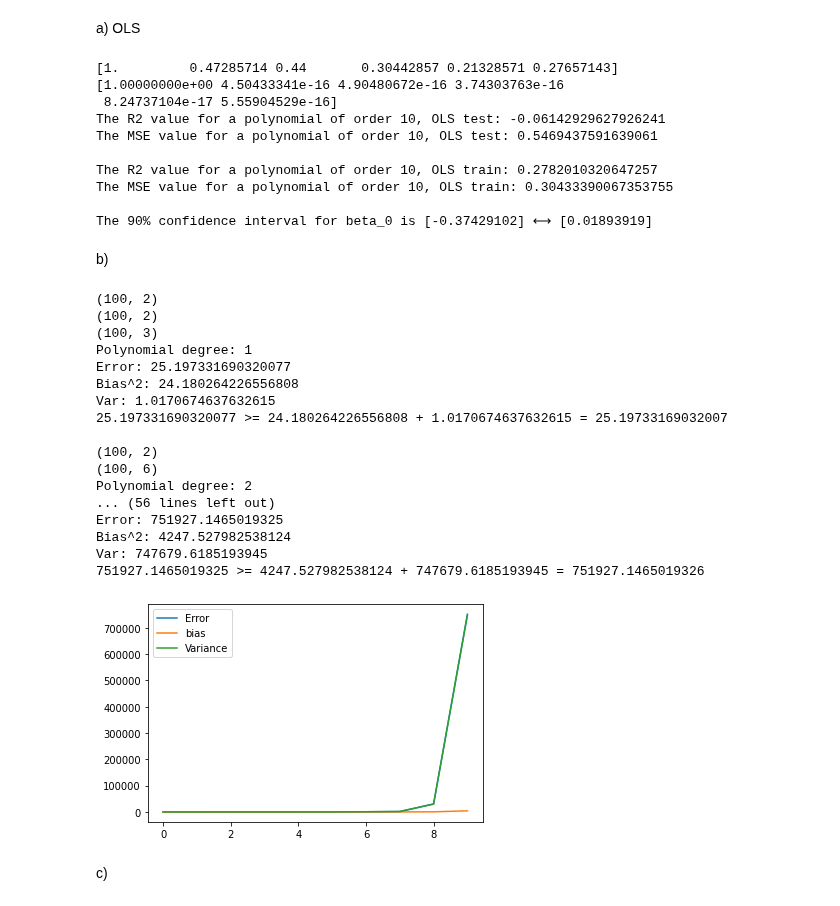
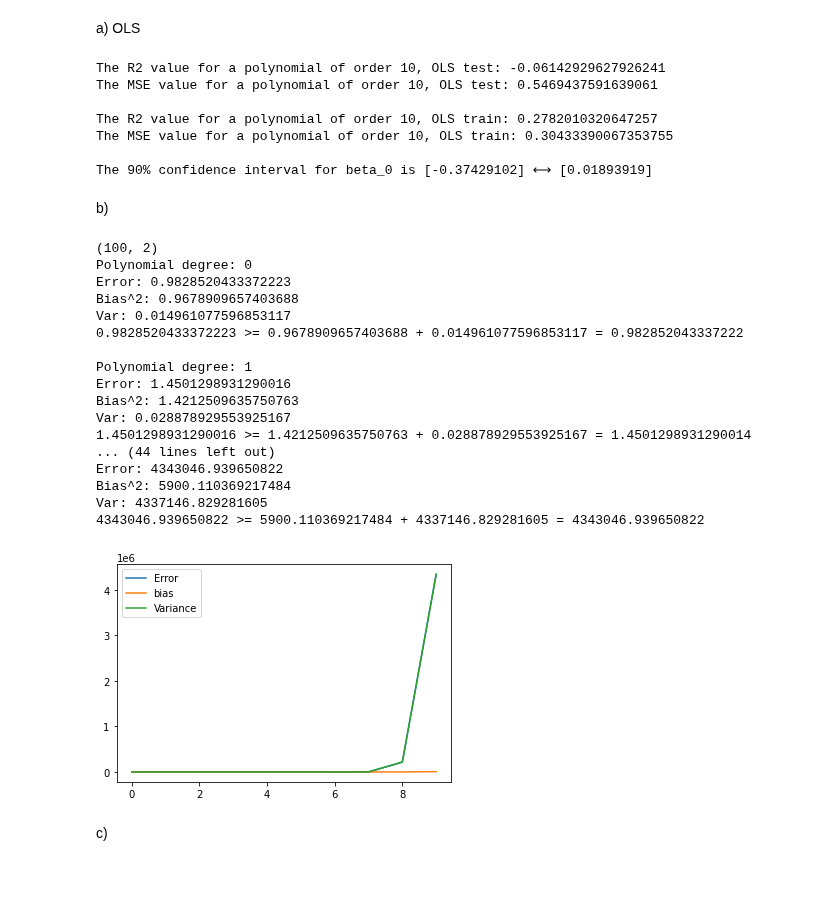
Before and after one commit to espentn/FYS-STK3155, a Jupyter notebook: FYS-STK3155.ipynb, the cells around one changed output. Saved outputs shown, nothing was run; the diff lists cells and outputs as text; code cells hidden in the pictures; blank space fills up the shorter version.

```diff
--- a/FYS-STK3155.ipynb
+++ b/FYS-STK3155.ipynb
@@ -70,12 +70,11 @@ def R2(y_data, y_model):
 #Scale the data and split them for training and testing
 def splitAndScale(X,y):
     X_train, X_test, y_train, y_test = train_test_split(X,y,test_size=0.3)
-#     print(np.mean(X_train, axis = 0))
-    scaler = StandardScaler()
-    scaler.fit(X_train[:,1:])
-    X_train[:,1:] = scaler.transform(X_train[:,1:])
-    X_test[:,1:] = scaler.transform(X_test[:,1:])
-#     print(np.mean(X_train, axis = 0))
+    if X.shape[1] > 1:
+        scaler = StandardScaler()
+        scaler.fit(X_train[:,1:])
+        X_train[:,1:] = scaler.transform(X_train[:,1:])
+        X_test[:,1:] = scaler.transform(X_test[:,1:])
     return X_train, X_test, y_train[:, np.newaxis], y_test[:, np.newaxis]
 
 # Calculate the confidence interval of parameters Beta's
@@ -199,9 +198,6 @@ CIlow, CIhigh = CIBeta(X_train, beta)
 # Print an example of a confidence interval
 print(f"\nThe 90% confidence interval for beta_0 is {CIlow[0]} ⟷ {CIhigh[0]}")
 # %% [output]
-[1.         0.47285714 0.44       0.30442857 0.21328571 0.27657143]
-[1.00000000e+00 4.50433341e-16 4.90480672e-16 3.74303763e-16
- 8.24737104e-17 5.55904529e-16]
 The R2 value for a polynomial of order 10, OLS test: -0.06142929627926241
 The MSE value for a polynomial of order 10, OLS test: 0.5469437591639061
 
@@ -214,9 +210,9 @@ b)
 # %%
 np.random.seed(20)
 
-sig2 = 5 # noise variance
+sig2 = 1 # noise variance
 n = 10 # number of data points for each feature
-n_boostraps = 150 # number of bootstraps
+n_boostraps = 400 # number of bootstraps
 maxdegree = 10 # maximum polynomial degree
 
 for n in range(10,11):
@@ -232,52 +228,59 @@ for n in range(10,11):
     variance = np.zeros(maxdegree)
     polydegree = np.zeros(maxdegree)
 
 
-
-    for degree in range(1,maxdegree):
+    for degree in range(maxdegree):
         X = createDesignMatrix(x[:,[0]],x[:,[1]],degree)
 
         # Split and scale the design data
         X_train, X_test, y_train, y_test = splitAndScale(X,np.ravel(y))
+#         print(np.mean(X_train, axis=0))
+#         print(np.var(X_train, axis=0))
+
         y_pred = np.empty((y_test.shape[0], n_boostraps))
-
+#         print(y_test)
         for i in range(n_boostraps):
             x_, y_ = resample(X_train, y_train)
             beta = np.linalg.inv(x_.T.dot(x_)).dot(x_.T).dot(y_)
             y_pred[:, i] = (X_test @ beta).squeeze()
-
+#         print(y_pred[:2,:5])
+#         print(y_test[:2,:5])
+#         print(np.var(y_pred, axis=1, keepdims=True))
+#         print(y_pred.shape)
+#         print(np.mean(y_pred, axis=1, keepdims=True))
         polydegree[degree] = degree
         error[degree] = np.mean( np.mean((y_test - y_pred)**2, axis=1, keepdims=True) )
         bias[degree] = np.mean( (y_test - np.mean(y_pred, axis=1, keepdims=True))**2 )
         variance[degree] = np.mean( np.var(y_pred, axis=1, keepdims=True) )
         print("Polynomial degree:", degree)
         print("Error:", error[degree])
         print("Bias^2:", bias[degree])
         print("Var:", variance[degree])
         print('{} >= {} + {} = {}\n'.format(error[degree], bias[degree], variance[degree], bias[degree]+variance[degree]))
+#         break
     plt.plot(polydegree, error, label="Error")
     plt.plot(polydegree, bias, label="bias")
     plt.plot(polydegree, variance, label="Variance")
     plt.legend()
     plt.show()
 # %% [output]
 (100, 2)
-(100, 2)
-(100, 3)
+Polynomial degree: 0
+Error: 0.9828520433372223
+Bias^2: 0.9678909657403688
+Var: 0.014961077596853117
+0.9828520433372223 >= 0.9678909657403688 + 0.014961077596853117 = 0.982852043337222
+
 Polynomial degree: 1
-Error: 25.197331690320077
-Bias^2: 24.180264226556808
-Var: 1.0170674637632615
-25.197331690320077 >= 24.180264226556808 + 1.0170674637632615 = 25.19733169032007
-
-(100, 2)
-(100, 6)
-Polynomial degree: 2
-... (56 lines left out)
-Error: 751927.1465019325
-Bias^2: 4247.527982538124
-Var: 747679.6185193945
-751927.1465019325 >= 4247.527982538124 + 747679.6185193945 = 751927.1465019326
+Error: 1.4501298931290016
+Bias^2: 1.4212509635750763
+Var: 0.028878929553925167
+1.4501298931290016 >= 1.4212509635750763 + 0.028878929553925167 = 1.4501298931290014
+... (44 lines left out)
+Error: 4343046.939650822
+Bias^2: 5900.110369217484
+Var: 4337146.829281605
+4343046.939650822 >= 5900.110369217484 + 4337146.829281605 = 4343046.939650822
-[figure, old version]
+[figure, new version]
 # %% [markdown]
 c)
```
Also changed, not shown: parts of 1 cell of this notebook.
